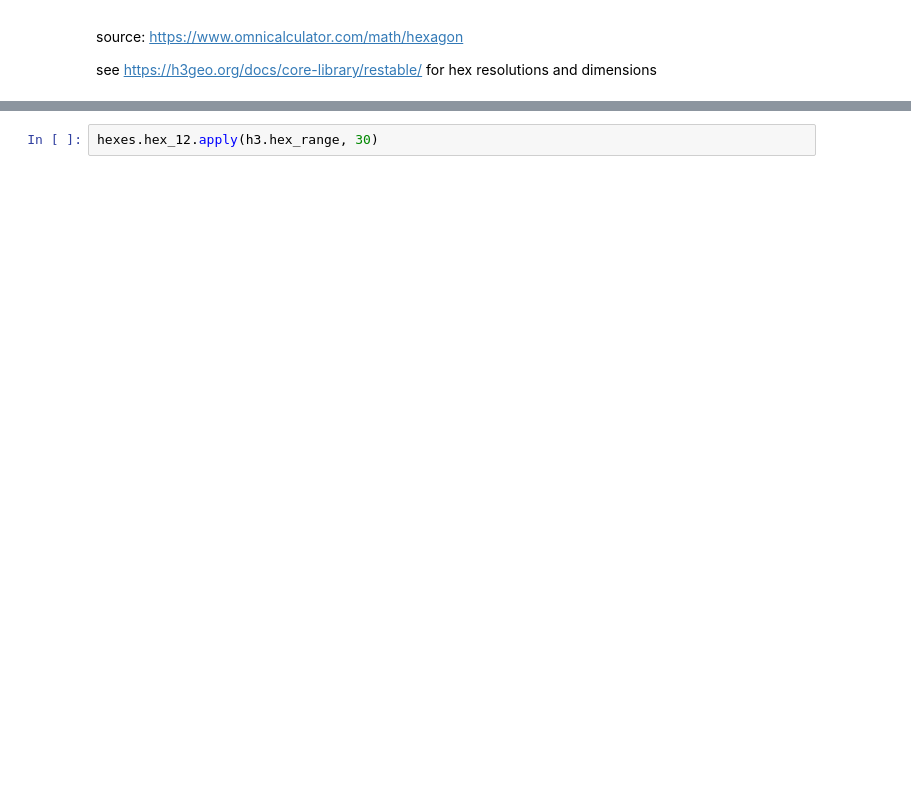
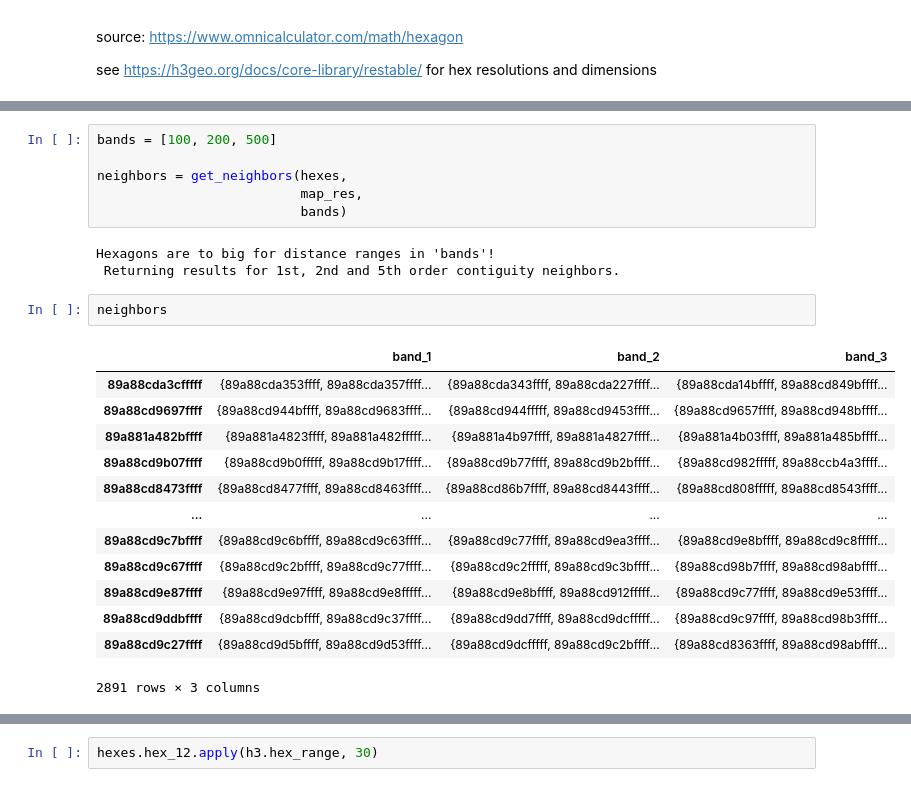
Before and after one commit to zehbrandao/thesis, a Jupyter notebook: C00_empirical_analysis_measures.ipynb, the cells around one changed output, grey strips where cells are left out. Cells and saved outputs as stored; diff of their text form; blank space fills up the shorter version.

```diff
--- a/C00_empirical_analysis_measures.ipynb
+++ b/C00_empirical_analysis_measures.ipynb
@@ -408,0 +473,25 @@ see https://h3geo.org/docs/core-library/restable/ for hex resolutions and dimens
+# %%
+bands = [100, 200, 500]
+
+neighbors = get_neighbors(hexes,
+                          map_res,
+                          bands)
+# %% [output]
+Hexagons are to big for distance ranges in 'bands'!
+ Returning results for 1st, 2nd and 5th order contiguity neighbors.
+# %%
+neighbors
+# %% [output]
+|  | band_1 | band_2 | band_3 |
+| 89a88cda3cfffff | {89a88cda353ffff, 89a88cda357ffff... | {89a88cda343ffff, 89a88cda227ffff... | {89a88cda14bffff, 89a88cd849bffff... |
+| 89a88cd9697ffff | {89a88cd944bffff, 89a88cd9683ffff... | {89a88cd944fffff, 89a88cd9453ffff... | {89a88cd9657ffff, 89a88cd948bffff... |
+| 89a881a482bffff | {89a881a4823ffff, 89a881a482fffff... | {89a881a4b97ffff, 89a881a4827ffff... | {89a881a4b03ffff, 89a881a485bffff... |
+| 89a88cd9b07ffff | {89a88cd9b0fffff, 89a88cd9b17ffff... | {89a88cd9b77ffff, 89a88cd9b2bffff... | {89a88cd982fffff, 89a88ccb4a3ffff... |
+| 89a88cd8473ffff | {89a88cd8477ffff, 89a88cd8463ffff... | {89a88cd86b7ffff, 89a88cd8443ffff... | {89a88cd808fffff, 89a88cd8543ffff... |
+| ... | ... | ... | ... |
+| 89a88cd9c7bffff | {89a88cd9c6bffff, 89a88cd9c63ffff... | {89a88cd9c77ffff, 89a88cd9ea3ffff... | {89a88cd9e8bffff, 89a88cd9c8fffff... |
+| 89a88cd9c67ffff | {89a88cd9c2bffff, 89a88cd9c77ffff... | {89a88cd9c2fffff, 89a88cd9c3bffff... | {89a88cd98b7ffff, 89a88cd98abffff... |
+| 89a88cd9e87ffff | {89a88cd9e97ffff, 89a88cd9e8fffff... | {89a88cd9e8bffff, 89a88cd912fffff... | {89a88cd9c77ffff, 89a88cd9e53ffff... |
+| 89a88cd9ddbffff | {89a88cd9dcbffff, 89a88cd9c37ffff... | {89a88cd9dd7ffff, 89a88cd9dcfffff... | {89a88cd9c97ffff, 89a88cd98b3ffff... |
+| 89a88cd9c27ffff | {89a88cd9d5bffff, 89a88cd9d53ffff... | {89a88cd9dcfffff, 89a88cd9c2bffff... | {89a88cd8363ffff, 89a88cd98abffff... |
+2891 rows × 3 columns
```
Also changed, not shown: parts of 21 cells of this notebook, 16 other files.
